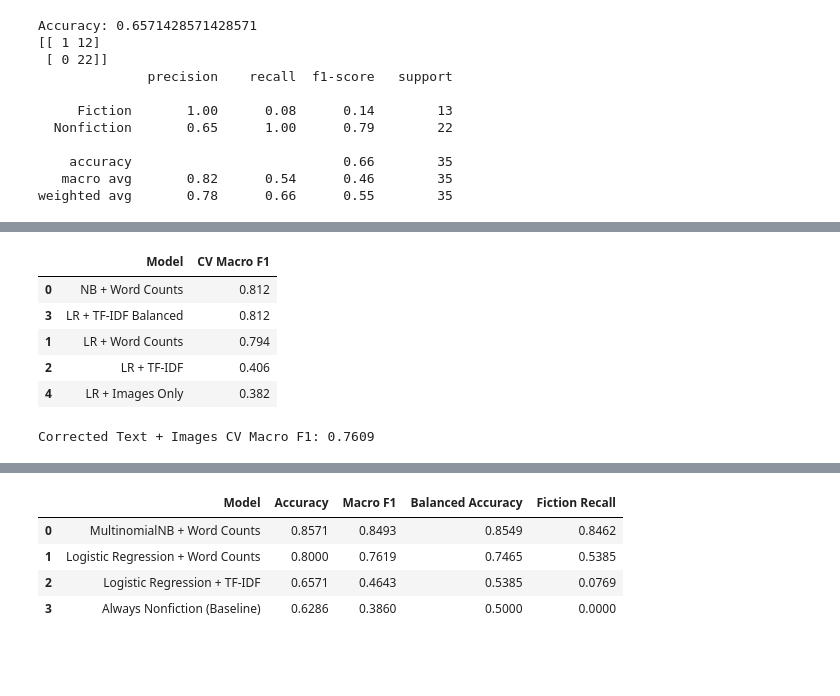
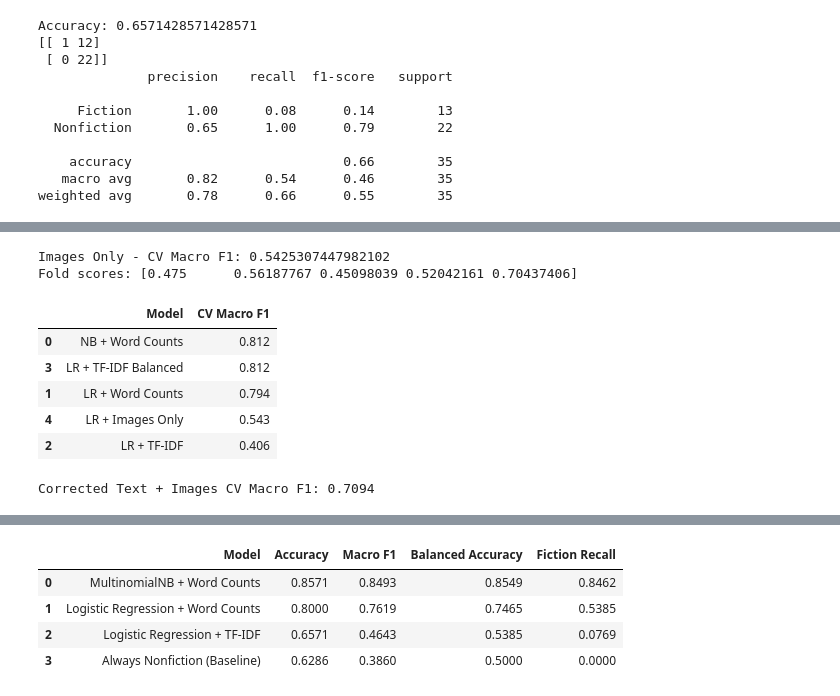
Before and after one commit to nquangb22/ds-books-classification-project, a Jupyter notebook: notebooks/d_modeling.ipynb, the cells around one changed output, grey strips where cells are left out. Cells and saved outputs as stored; diff of their text form; code cells hidden in the pictures; blank space fills up the shorter version.

Commit message:
Add cross validation, rearrange codes and new results files

```diff
--- a/notebooks/d_modeling.ipynb
+++ b/notebooks/d_modeling.ipynb
@@ -275,29 +261,41 @@ Fold scores: [0.37777778 0.36363636 0.39130435 0.34883721 0.42857143]
+# %%
+#Cross-Validation for images
+from sklearn.model_selection import StratifiedKFold, cross_val_score
+
+cv = StratifiedKFold(
+    n_splits=5,
+    shuffle=True,
+    random_state=42
+)
+
+image_scores = cross_val_score(
+    LR_image,
+    X_train_images,
+    y_train_images,
+    cv=cv,
+    scoring="f1_macro"
+)
+
+print("Images Only - CV Macro F1:", image_scores.mean())
+print("Fold scores:", image_scores)
+# %% [output]
+Images Only - CV Macro F1: 0.5425307447982102
+Fold scores: [0.475      0.56187767 0.45098039 0.52042161 0.70437406]
 # %%
-from sklearn.pipeline import make_pipeline
+# Cross-validation for the four models
 from sklearn.feature_extraction.text import CountVectorizer, TfidfVectorizer
-from sklearn.naive_bayes import MultinomialNB
-from sklearn.linear_model import LogisticRegression
-from sklearn.model_selection import cross_val_score
 
-# Prepare raw text, following Stage C
-cv_data = books.merge(
-    split,
-    on="book_id",
-    validate="one_to_one"
-)
+#Prepare data
+cv_data = books.merge(split, on="book_id", validate="one_to_one")
 
-cv_data["text"] = (
-    cv_data["title"].fillna("")
-    + " "
-    + cv_data["description"].fillna("")
-)
+cv_data["text"] = (cv_data["title"].fillna("") + " " + cv_data["description"].fillna(""))
 
 train_cv = cv_data[cv_data["split"] == "train"]
 
 X_text_cv = train_cv["text"]
 y_text_cv = train_cv["category"]
 
-# Models to compare
+#Add four models to compare
 text_models = {
     "NB + Word Counts": make_pipeline(
         CountVectorizer(stop_words="english", min_df=2),
@@ -313,56 +311,45 @@ text_models = {
         TfidfVectorizer(stop_words="english", min_df=2),
         LogisticRegression(max_iter=1000)
     ),
 
     "LR + TF-IDF Balanced": make_pipeline(
         TfidfVectorizer(stop_words="english", min_df=2),
         LogisticRegression(max_iter=1000, class_weight="balanced")
     )
 }
 
-# Run 5-fold Cross-Validation
+#Run Cross-Validation
 cv_results = []
 
 for name, model in text_models.items():
     scores = cross_val_score(
         model,
         X_text_cv,
         y_text_cv,
         cv=cv,
         scoring="f1_macro"
     )
 
-    cv_results.append({
-        "Model": name,
-        "CV Macro F1": scores.mean()
-    })
+    cv_results.append({"Model": name, "CV Macro F1": scores.mean()})
 
-# Add existing image experiment results
-cv_results.append({
-    "Model": "LR + Images Only",
-    "CV Macro F1": image_scores.mean()
-})
+#Add LR with images results
+cv_results.append({"Model": "LR + Images Only", "CV Macro F1": image_scores.mean()})
 
 cv_comparison = pd.DataFrame(cv_results)
 display(cv_comparison.sort_values("CV Macro F1", ascending=False).round(3))
 # %% [output]
 |  | Model | CV Macro F1 |
 | 0 | NB + Word Counts | 0.812 |
 | 3 | LR + TF-IDF Balanced | 0.812 |
 | 1 | LR + Word Counts | 0.794 |
+| 4 | LR + Images Only | 0.543 |
 | 2 | LR + TF-IDF | 0.406 |
-| 4 | LR + Images Only | 0.382 |
 # %%
+#Logistic Regression Text + Images
 from sklearn.compose import ColumnTransformer
 from sklearn.pipeline import Pipeline
 
-combined_cv_data = train_cv[
-    ["book_id", "text", "category"]
-].merge(
-    images,
-    on="book_id",
-    validate="one_to_one"
-)
+combined_cv_data = train_cv[["book_id", "text", "category"]].merge(images, on="book_id", validate="one_to_one")
 
 image_cols = images.columns.drop("book_id").tolist()
 
@@ -382,10 +369,7 @@ combined_preprocessor = ColumnTransformer([
     )
 ])
 
-combined_cv_model = Pipeline([
-    ("preprocessor", combined_preprocessor),
-    ("classifier", LogisticRegression(max_iter=1000))
-])
+combined_cv_model = Pipeline([("preprocessor", combined_preprocessor), ("classifier", LogisticRegression(max_iter=1000))])
 
 combined_cv_scores = cross_val_score(
     combined_cv_model,
@@ -398,4 +382,4 @@ combined_cv_scores = cross_val_score(
 print("Corrected Text + Images CV Macro F1:",
       round(combined_cv_scores.mean(), 4))
 # %% [output]
-Corrected Text + Images CV Macro F1: 0.7609
+Corrected Text + Images CV Macro F1: 0.7094
```
Also changed, not shown: parts of 15 cells of this notebook, 1 other file.
